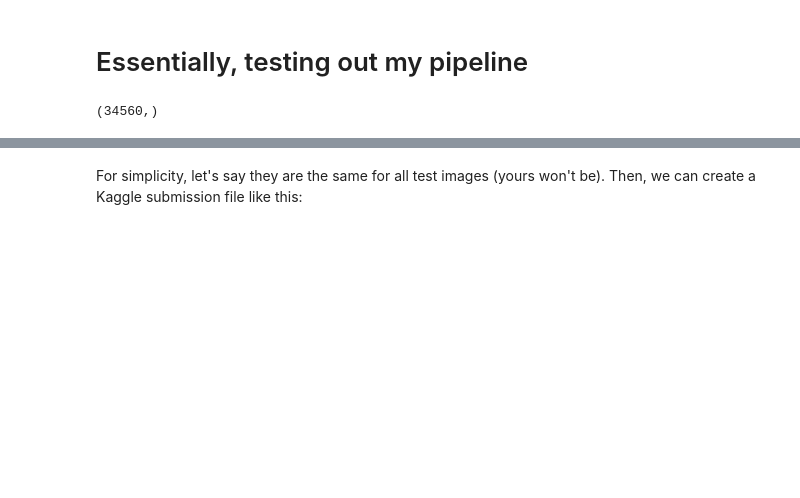
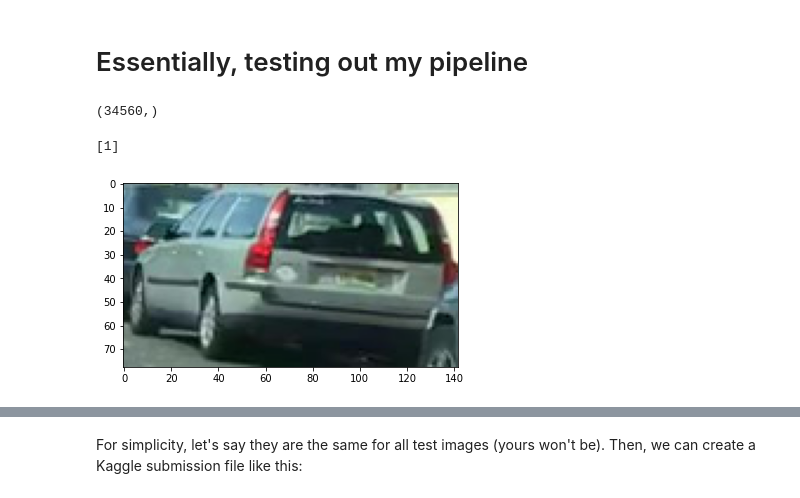
Before and after one commit to Castavo/car-detection, a Jupyter notebook: model_exploration.ipynb, the cells around one changed output, grey strips where cells are left out. Cells and saved outputs as stored; diff of their text form; code cells hidden in the pictures; blank space fills up the shorter version.

```diff
--- a/model_exploration.ipynb
+++ b/model_exploration.ipynb
@@ -23,3 +23,19 @@ features, labels = classifier.features_labels(frames_info[:10], 1)
 features[1].shape
 # %% [output]
 (34560,)
+# %%
+with open("models/hog/ultra_neg_64_8.pkl", "rb") as pickle_file:
+    classifier = pickle.load(pickle_file)
+# %%
+image_index = 100
+image = imread(frames_info[image_index][0])
+
+car_index = 5
+
+car_bb = frames_info[image_index][1][car_index]
+car_image = image[car_bb[1]: car_bb[1]+car_bb[3], car_bb[0]: car_bb[0]+car_bb[2]]
+plt.imshow(car_image)
+print(classifier.predict(car_image))
+# %% [output]
+[1]
+[figure, added]
```
Also changed, not shown: parts of 9 cells of this notebook, 17 other files.
